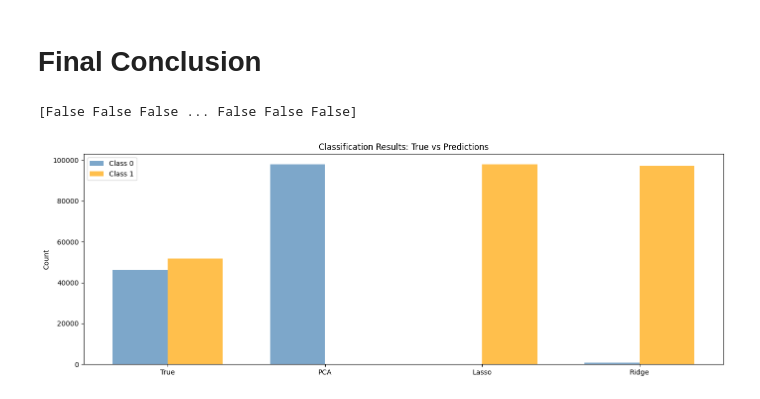
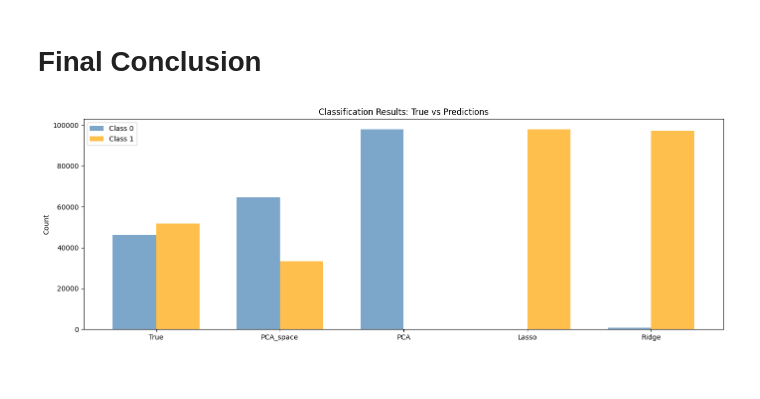
Before and after one commit to ABoldetti/statistics_and_ML, a Jupyter notebook: W5/ex_higgs.ipynb, the cells around one changed output. Saved outputs shown, nothing was run; the diff lists cells and outputs as text; code cells hidden in the pictures.

```diff
--- a/W5/ex_higgs.ipynb
+++ b/W5/ex_higgs.ipynb
@@ -167,7 +172,7 @@ from sklearn.linear_model import Lasso, Ridge
 kf = KFold(shuffle=True , random_state=0)
 x_dataset = x_df.to_numpy()
 y_dataset = y_df.to_numpy()
-alpha_range = np.logspace( -5 , 5 , 100)
+alpha_range = np.logspace( -5 , 8 , 100)
 
 metric = mean_squared_error
 
@@ -249,45 +254,48 @@ plt.xticks(rotation=60, ha='right', fontsize=9);
 # Final Conclusion
 # %%
 discrimination = predicted_dataset.T[0]
+pca_axis = data_pca.T[0]
 
 lasso_predict = best_lasso.predict(x_df.to_numpy())
 ridge_predict = best_ridge.predict(x_df.to_numpy())
 
 
 discrimination = (discrimination - min(discrimination))/(max(discrimination) - min(discrimination))
+pca_axis = (pca_axis - min(pca_axis))/(max(pca_axis) - min(pca_axis))
+
 # lasso_predict = (lasso_predict - min(lasso_predict))/(max(lasso_predict) - min(lasso_predict))
 ridge_predict = (ridge_predict - min(ridge_predict))/(max(ridge_predict) - min(ridge_predict))
 
 
 
 true_dataset = y_df.to_numpy().astype(bool)
-
+pca_axis_prediction = pca_axis > 0.5
 pca_prediction = discrimination > 0.5
 lasso_prediction = lasso_predict > 0.5
 ridge_prediction = ridge_predict > 0.5
 
-print(pca_prediction)
+
 
 plt.figure(figsize=(14, 5))
 
 # Data preparation
-class_0_counts = [np.sum(true_dataset.astype(int) == 0), np.sum(pca_prediction.astype(int) == 0),
-                  np.sum(lasso_prediction.astype(int) == 0), np.sum(ridge_prediction.astype(int) == 0)]
-class_1_counts = [np.sum(true_dataset.astype(int) == 1), np.sum(pca_prediction.astype(int) == 1),
+class_0_counts = [np.sum(true_dataset.astype(int) == 0), np.sum(pca_axis_prediction.astype(int) == 0),
+                  np.sum(pca_prediction.astype(int) == 0), np.sum(lasso_prediction.astype(int) == 0),
+                  np.sum(ridge_prediction.astype(int) == 0)]
+class_1_counts = [np.sum(true_dataset.astype(int) == 1), np.sum(pca_axis_prediction.astype(int) == 1), np.sum(pca_prediction.astype(int) == 1),
                   np.sum(lasso_prediction.astype(int) == 1), np.sum(ridge_prediction.astype(int) == 1)]
 
-x_pos = np.arange(4)  # 4 methods: True, PCA, Lasso, Ridge
+x_pos = np.arange(5)  # 4 methods: True, PCA, Lasso, Ridge
 width = 0.35
 
 plt.bar(x_pos - width/2, class_0_counts, width, alpha=0.7, label='Class 0', color='steelblue')
 plt.bar(x_pos + width/2, class_1_counts, width, alpha=0.7, label='Class 1', color='orange')
 
-plt.xticks(x_pos, ['True', 'PCA', 'Lasso', 'Ridge'])
+plt.xticks(x_pos, ['True', 'PCA_space','PCA', 'Lasso', 'Ridge'])
 plt.ylabel('Count')
 plt.title('Classification Results: True vs Predictions')
 plt.legend()
 plt.tight_layout()
 plt.show()
 # %% [output]
-[False False False ... False False False]
-[figure, old version]
+[figure, new version]
```
Also changed, not shown: parts of 5 cells of this notebook.
